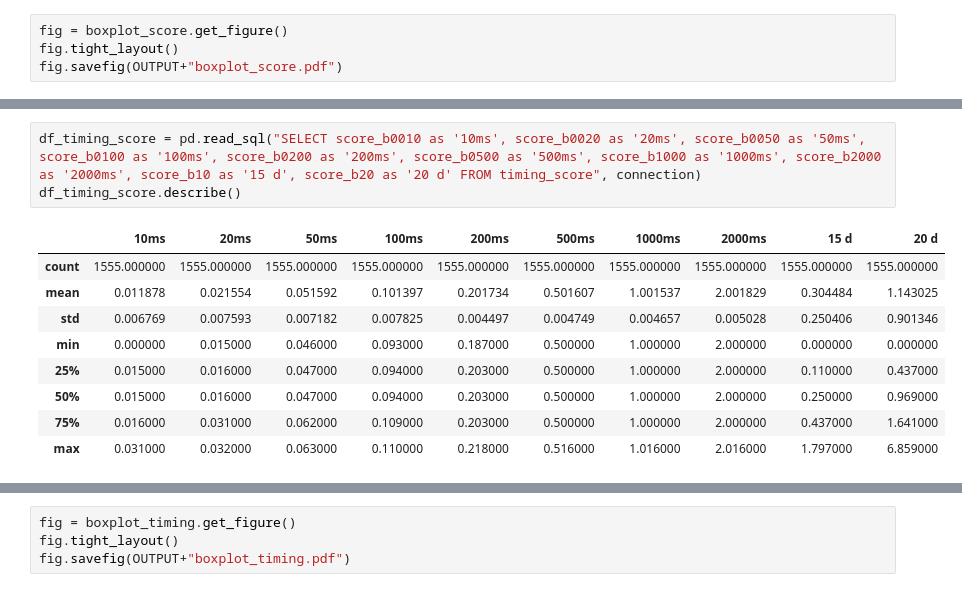
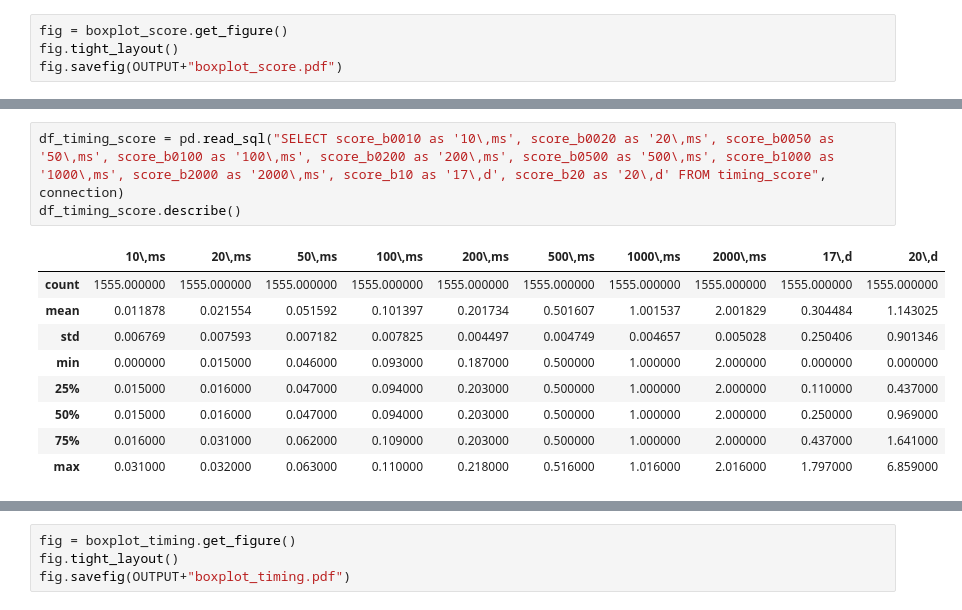
Before and after one commit to endoffline/chess_analytics, a Jupyter notebook: graphs/realtime_analysis.ipynb, the cells around one changed output, grey strips where cells are left out. Drawn from its saved outputs; the diff is of its cells as text.

```diff
--- a/graphs/realtime_analysis.ipynb
+++ b/graphs/realtime_analysis.ipynb
@@ -110,10 +110,10 @@ df_score.describe()
 | 75% | 45.500000 | 42.000000 | 41.000000 | 42.000000 | 41.000000 | 34.000000 | 33.000000 | 30.000000 | 38.000000 | 33.000000 |
 | max | 203.000000 | 127.000000 | 193.000000 | 198.000000 | 143.000000 | 163.000000 | 111.000000 | 140.000000 | 143.000000 | 83.000000 |
 # %%
-df_timing_score = pd.read_sql("SELECT score_b0010 as '10ms', score_b0020 as '20ms', score_b0050 as '50ms', score_b0100 as '100ms', score_b0200 as '200ms', score_b0500 as '500ms', score_b1000 as '1000ms', score_b2000 as '2000ms', score_b10 as '15 d', score_b20 as '20 d' FROM timing_score", connection)
+df_timing_score = pd.read_sql("SELECT score_b0010 as '10\,ms', score_b0020 as '20\,ms', score_b0050 as '50\,ms', score_b0100 as '100\,ms', score_b0200 as '200\,ms', score_b0500 as '500\,ms', score_b1000 as '1000\,ms', score_b2000 as '2000\,ms', score_b10 as '17\,d', score_b20 as '20\,d' FROM timing_score", connection)
 df_timing_score.describe()
 # %% [output]
-|  | 10ms | 20ms | 50ms | 100ms | 200ms | 500ms | 1000ms | 2000ms | 15 d | 20 d |
+|  | 10\,ms | 20\,ms | 50\,ms | 100\,ms | 200\,ms | 500\,ms | 1000\,ms | 2000\,ms | 17\,d | 20\,d |
 | count | 1555.000000 | 1555.000000 | 1555.000000 | 1555.000000 | 1555.000000 | 1555.000000 | 1555.000000 | 1555.000000 | 1555.000000 | 1555.000000 |
 | mean | 0.011878 | 0.021554 | 0.051592 | 0.101397 | 0.201734 | 0.501607 | 1.001537 | 2.001829 | 0.304484 | 1.143025 |
 | std | 0.006769 | 0.007593 | 0.007182 | 0.007825 | 0.004497 | 0.004749 | 0.004657 | 0.005028 | 0.250406 | 0.901346 |
```
Also changed, not shown: parts of 5 cells of this notebook, 9 other files.
